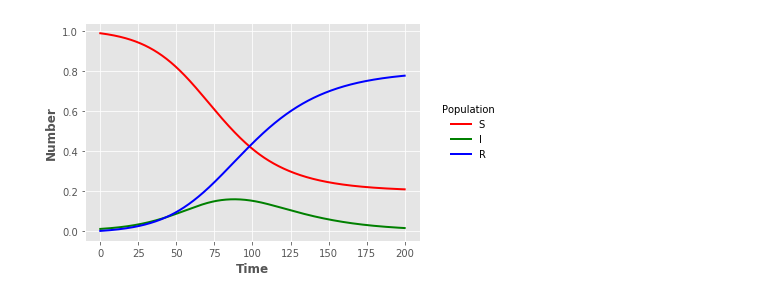
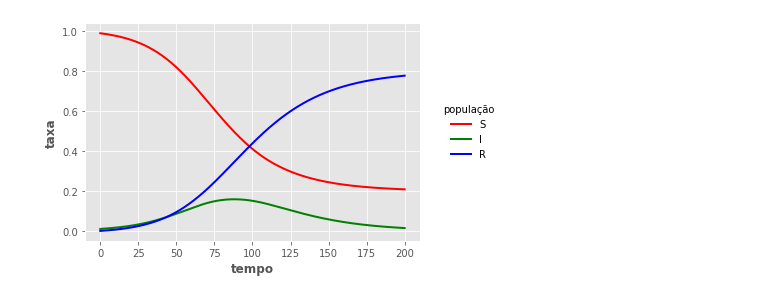
Before and after one commit to anathayna/jupyter-notebook, a Jupyter notebook: simulation/deterministic.ipynb, the cells around one changed output. Drawn from its saved outputs; the diff is of its cells as text; code cells hidden in the pictures.

```diff
--- a/simulation/deterministic.ipynb
+++ b/simulation/deterministic.ipynb
@@ -13,31 +56,31 @@ import pandas as pd
 # %%
-def sir_ode(times, init, parms):
-    b, g = parms
-    S,I,R = init
-    # ODEs
-    dS = -b*S*I
-    dI = b*S*I-g*I
-    dR = g*I
+def sir(tempo, inicio, parametros):
+    beta, gama = parametros
+    S,I,R = inicio
+
+    dS = -beta*S*I
+    dI = beta*S*I-gama*I
+    dR = gama*I
     return [dS,dI,dR]
 # %%
-parms = [0.1,0.05]
-init = [0.99,0.01,0]
-times = np.linspace(0,200,2001)
+parametros = [0.1,0.05] # taxas beta e gama
+inicio = [0.99,0.01,0]
+tempo = np.linspace(0,200,2001)
 # %%
-sir_sol = solve_ivp(fun=lambda t, y: sir_ode(t, y, parms), t_span=[min(times),max(times)], y0=init, t_eval=times)
+sol = solve_ivp(fun=lambda t, y: sir(t, y, parametros), t_span=[min(tempo),max(tempo)], y0=inicio, t_eval=tempo)
 # %%
-sir_out = pd.DataFrame({"t":sir_sol["t"],"S":sir_sol["y"][0],"I":sir_sol["y"][1],"R":sir_sol["y"][2]})
+out = pd.DataFrame({"t":sol["t"],"S":sol["y"][0],"I":sol["y"][1],"R":sol["y"][2]})
 # %%
 plt.style.use("ggplot")
 # %%
-sline = plt.plot("t","S","",data=sir_out,color="red",linewidth=2)
-iline = plt.plot("t","I","",data=sir_out,color="green",linewidth=2)
-rline = plt.plot("t","R","",data=sir_out,color="blue",linewidth=2)
-plt.xlabel("Time",fontweight="bold")
-plt.ylabel("Number",fontweight="bold")
-legend = plt.legend(title="Population",loc=5,bbox_to_anchor=(1.25,0.5))
+sline = plt.plot("t","S","",data=out,color="red",linewidth=2)
+iline = plt.plot("t","I","",data=out,color="green",linewidth=2)
+rline = plt.plot("t","R","",data=out,color="blue",linewidth=2)
+plt.xlabel("tempo",fontweight="bold")
+plt.ylabel("taxa",fontweight="bold")
+legend = plt.legend(title="população",loc=5,bbox_to_anchor=(1.25,0.5))
 frame = legend.get_frame()
 frame.set_facecolor("white")
 frame.set_linewidth(0)
 # %% [output]
-[figure, old version]
+[figure, new version]
```
Also changed, not shown: parts of 22 cells of this notebook.
